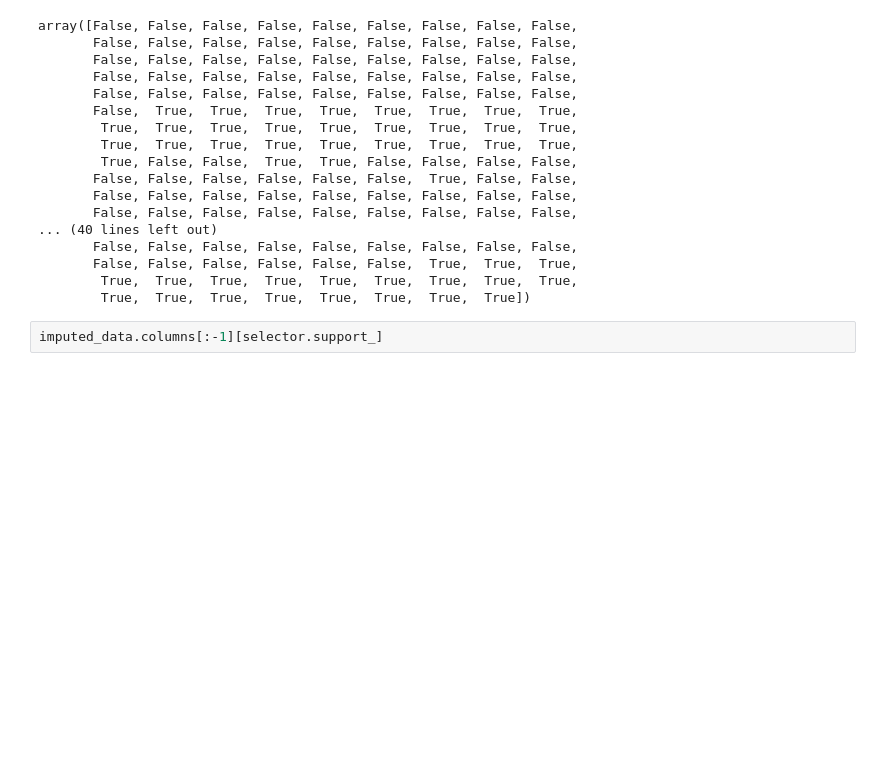
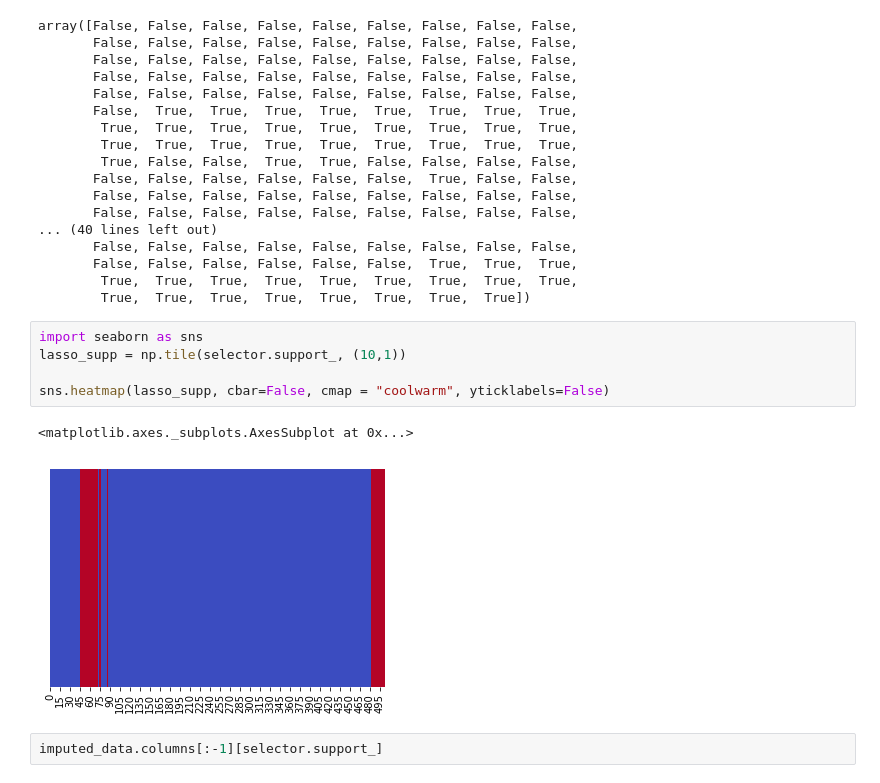
Before and after one commit to apashch/CancerPrediction, a Jupyter notebook: FeatureSelection-step3.ipynb, the cells around one changed output. Drawn from its saved outputs; the diff is of its cells as text; blank space fills up the shorter version.

```diff
--- a/FeatureSelection-step3.ipynb
+++ b/FeatureSelection-step3.ipynb
@@ -130,6 +131,14 @@ array([False, False, False, False, False, False, False, False, False,
        False, False, False, False, False, False,  True,  True,  True,
         True,  True,  True,  True,  True,  True,  True,  True,  True,
         True,  True,  True,  True,  True,  True,  True,  True])
+# %%
+import seaborn as sns
+lasso_supp = np.tile(selector.support_, (10,1))
+
+sns.heatmap(lasso_supp, cbar=False, cmap = "coolwarm", yticklabels=False)
+# %% [output]
+<matplotlib.axes._subplots.AxesSubplot at 0x...>
+[figure, added]
 # %%
 imputed_data.columns[:-1][selector.support_]
 # %% [output]
```
Also changed, not shown: parts of 2 cells of this notebook, 3 other files.
